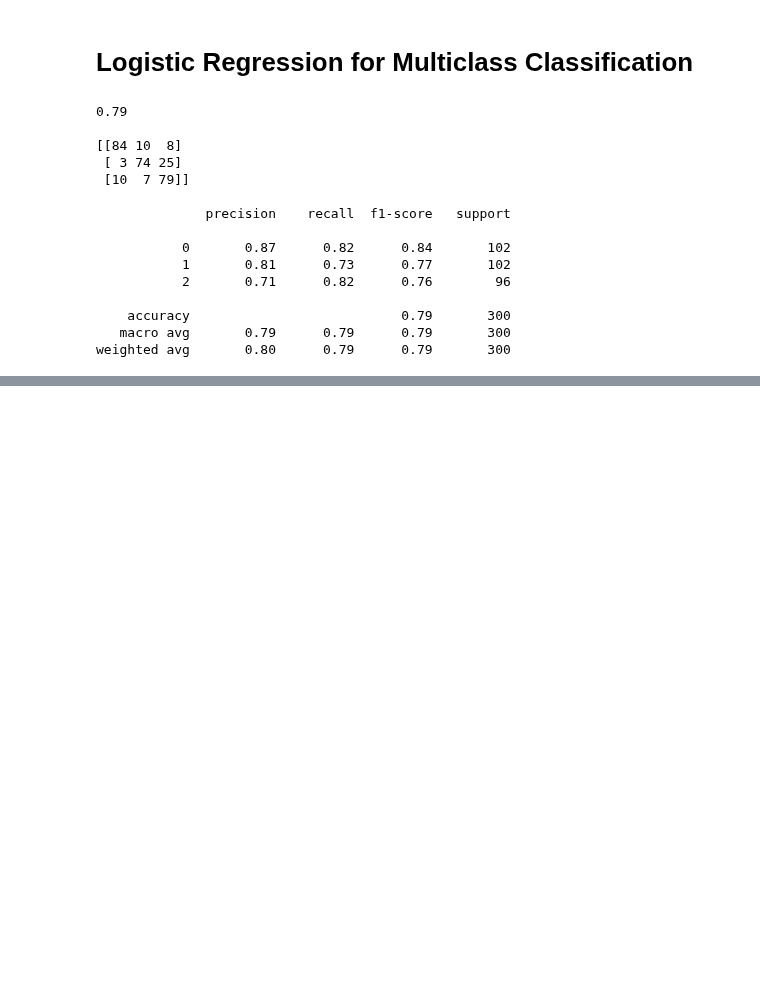
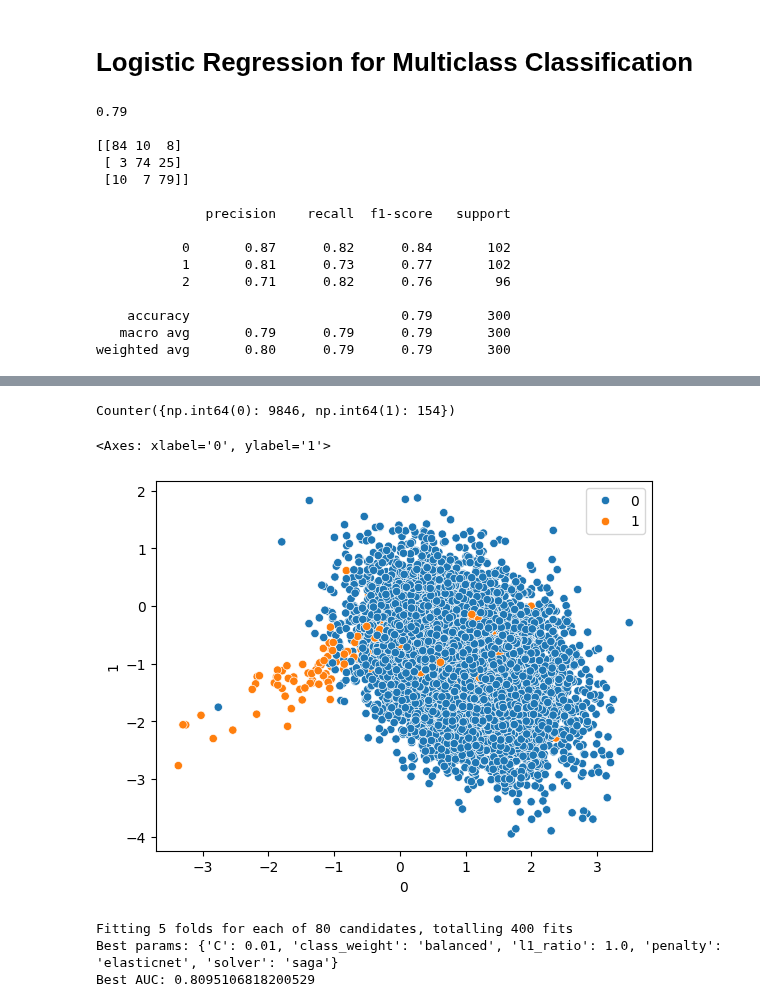
Before and after one commit to ak-pydev/python_practice, a Jupyter notebook: machine-learning/LogisticRegression/LogisticRegression.ipynb, the cells around one changed output, grey strips where cells are left out. Drawn from its saved outputs; the diff is of its cells as text; code cells hidden in the pictures; blank space fills up the shorter version.

Commit message:
AUC/ROC curve topics covered.

```diff
--- a/machine-learning/LogisticRegression/LogisticRegression.ipynb
+++ b/machine-learning/LogisticRegression/LogisticRegression.ipynb
@@ -284,0 +290,4 @@ weighted avg       0.80      0.79      0.79       300
+# %%
+# imabalance dataset exxample
+
+X,y=make_classification(n_samples=10000,n_features=2,n_clusters_per_class=1, n_redundant=0,weights=[0.99],random_state=10)
@@ -284,0 +304,9 @@ weighted avg       0.80      0.79      0.79       300
+# %%
+Counter(y)
+# %% [output]
+Counter({np.int64(0): 9846, np.int64(1): 154})
+# %%
+sns.scatterplot(x=pd.DataFrame(X)[0], y=pd.DataFrame(X)[1], hue=y)
+# %% [output]
+<Axes: xlabel='0', ylabel='1'>
+[figure, added]
@@ -284,0 +315,38 @@ weighted avg       0.80      0.79      0.79       300
+# %%
+from sklearn.linear_model import LogisticRegression
+from sklearn.model_selection import GridSearchCV
+
+model = LogisticRegression(max_iter=5000)  # increase max_iter for convergence
+
+param_grid = [
+    {
+        'penalty': ['l2'],
+        'C': [100, 10, 1.0, 0.1, 0.01],
+        'solver': ['newton-cg', 'lbfgs', 'sag'],
+        'class_weight': ['balanced', None]
+    },
+    {
+        'penalty': ['l1'],
+        'C': [100, 10, 1.0, 0.1, 0.01],
+        'solver': ['liblinear', 'saga'],
+        'class_weight': ['balanced', None]
+    },
+    {
+        'penalty': ['elasticnet'],
+        'C': [100, 10, 1.0, 0.1, 0.01],
+        'solver': ['saga'],
+        'l1_ratio': [0.0, 0.5, 1.0],  # elasticnet needs l1_ratio
+        'class_weight': ['balanced', None]
+    }
+]
+
+grid_search = GridSearchCV(model, param_grid, scoring='roc_auc', cv=5, n_jobs=-1, verbose=2)
+
+grid_search.fit(X, y)
+
+print("Best params:", grid_search.best_params_)
+print("Best AUC:", grid_search.best_score_)
+# %% [output]
+Fitting 5 folds for each of 80 candidates, totalling 400 fits
+Best params: {'C': 0.01, 'class_weight': 'balanced', 'l1_ratio': 1.0, 'penalty': 'elasticnet', 'solver': 'saga'}
+Best AUC: 0.8095106818200529
```
Also changed, not shown: parts of 18 cells of this notebook, 1 other file.
